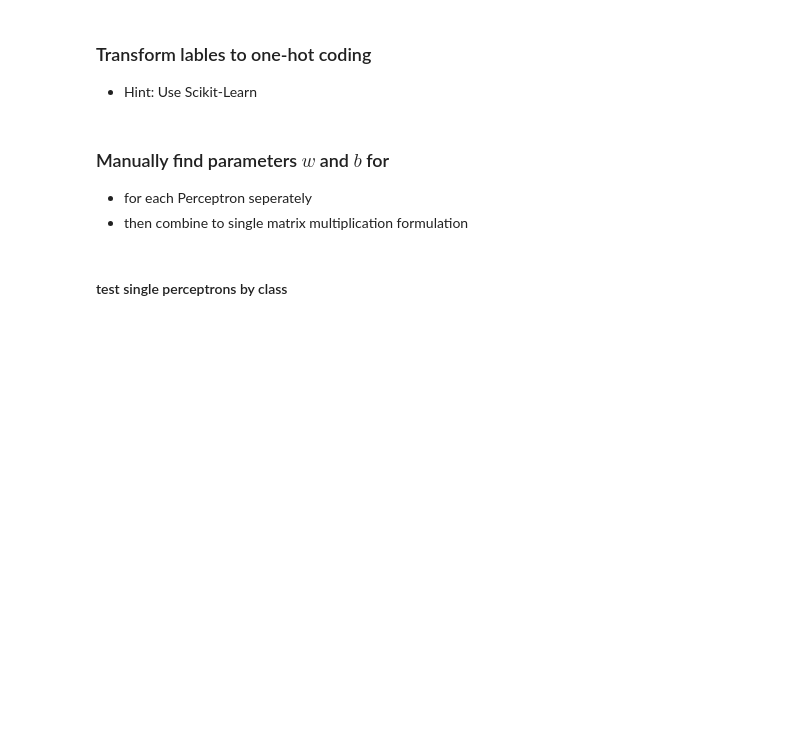
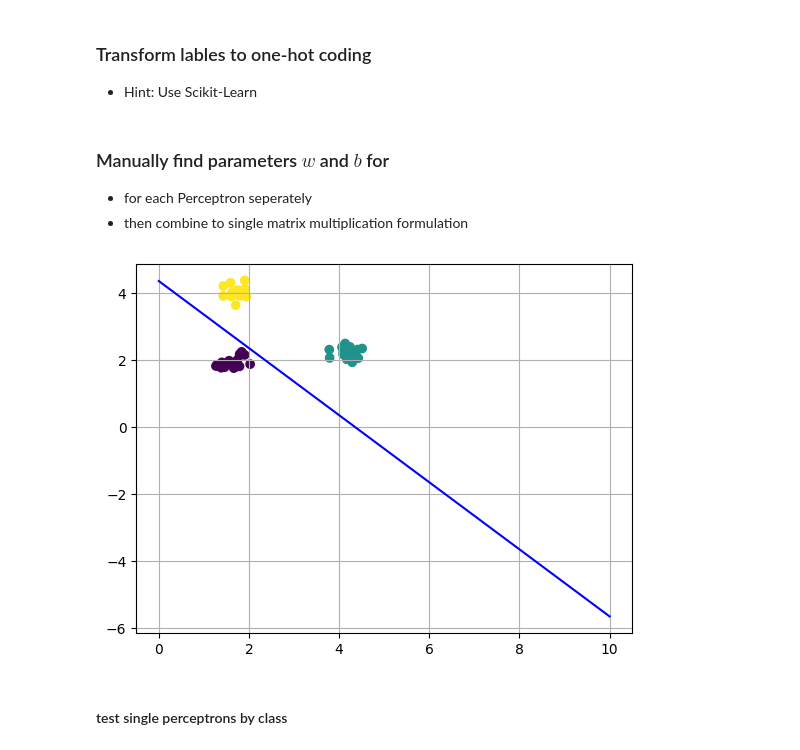
Before and after one commit to efolwacz/DeepLearning25, a Jupyter notebook: week_2/Aufgabe_2_Multi_Class_Perceptrons.ipynb, the cells around one changed output. Cells and saved outputs as stored; diff of their text form; code cells hidden in the pictures; blank space fills up the shorter version.

```diff
--- a/week_2/Aufgabe_2_Multi_Class_Perceptrons.ipynb
+++ b/week_2/Aufgabe_2_Multi_Class_Perceptrons.ipynb
@@ -22,2 +90,26 @@ plt.colorbar()
+# %%
+w1 = np.array([1, -1])
+b1 = 1
+
+w2 = np.array([1, 1])
+b2 = -5
+
+w3 = np.array([1, 1])
+b3 = -4.35
+
+
+
+
+W = np.array([w1, w2, w3])
+
+b = np.array([b1, b2, b3])
+# %%
+line1 = plot_line_from_normal_vector_and_offset(W[2], b[2], color='blue',x_range=[0,10])
+
+plt.scatter(X[:,0],X[:,1],c=y)
+#plt.quiver(0,0,W[0],W[1])
+plt.grid()
+# %% [output]
+[figure, added]
 # %% [markdown]
 #### test single perceptrons by class
```
Also changed, not shown: parts of 8 cells of this notebook.
